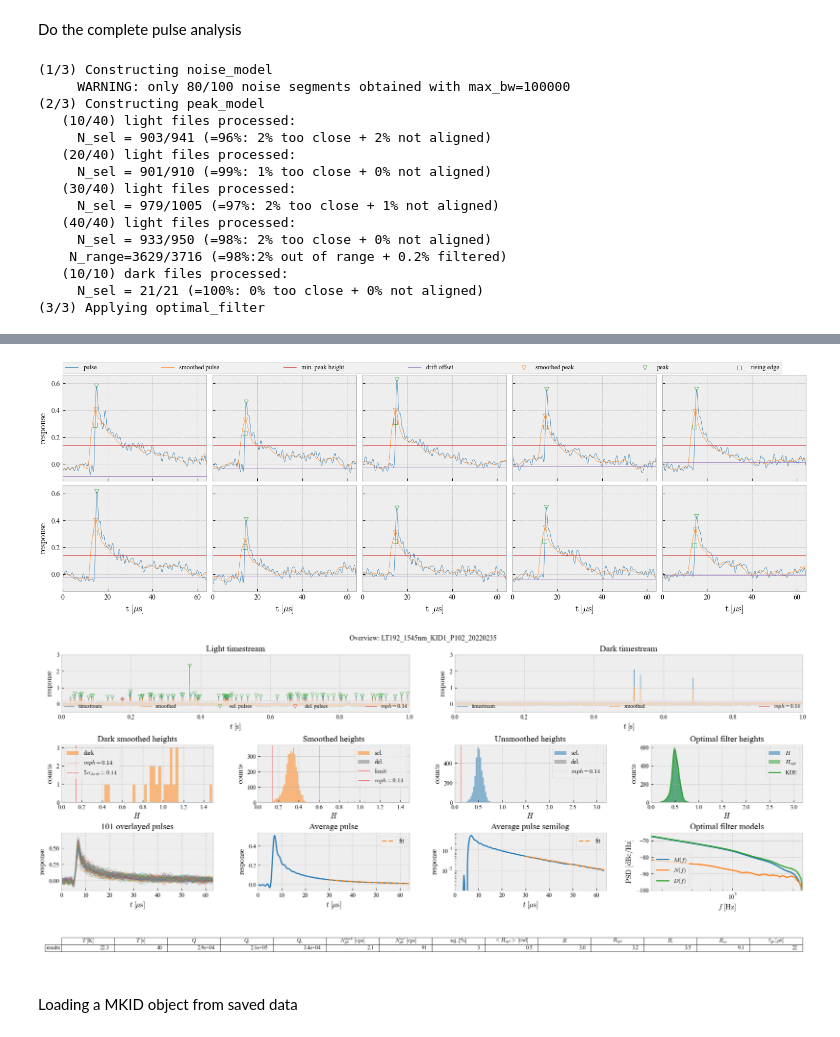
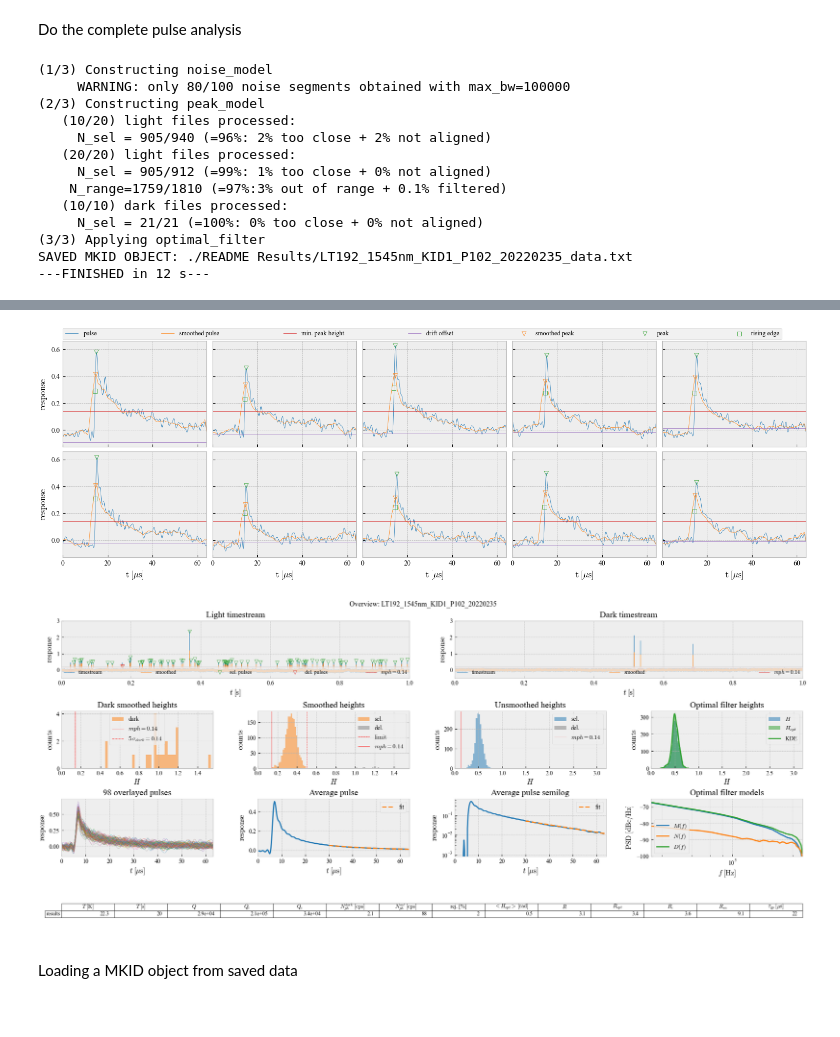
Before and after one commit to wilbertras/python-pulse-analysis, a Jupyter notebook: README.ipynb, the cells around one changed output, grey strips where cells are left out. Cells and saved outputs as stored; diff of their text form; code cells hidden in the pictures.

Commit message:
fix plotting error

```diff
--- a/README.ipynb
+++ b/README.ipynb
@@ -44,14 +44,14 @@ settings = {                # Choose the best settings for the pulse analysis:
     'response':'X',             # response type: 'amp' or 'phase' when in 'circle' coordinates, 'R' or 'X' when in 'smith' coordinates
     'pw':64,                    # pulsewindow, a window must be chosen that doesn't cut off your pulses, but choosing it too wide will cause pulsewindows to overlap
     'sw':10,                     # smoothingwindow, the windowsize used for smoothing the data. Usually set equal to the quasiparticle lifetime in Al KIDs, but for bTa KIDs this should be much shorter as the initial pulse decay is much faster.
-    'window':'exp',             # window type for smoothing the data. Option 1: 'box', a simple boxcar moving average with a width of half the lifetime, i.e. sw. Option 2: 'exp', giving a non-symmetric exponential epx(-t/tau)
+    'window':'box',             # window type for smoothing the data. Option 1: 'box', a simple boxcar moving average with a width of half the lifetime, i.e. sw. Option 2: 'exp', giving a non-symmetric exponential epx(-t/tau)
     'ssf':4,                    # supersample factor, ssf this will increase the number of point in the data such that the rising edge can be found more accurately
     'buffer':0.25,              # the buffer is added at both sides of the pulsewindpow when cutting a pulse from the data, it is given as a ratio of the pulsewindow: 0<buffer<1. A buffer is needed because some extra room is required to align after they have been cut from the data
     'mph':None,                 # minimal pulse height, together with 'mpp' these are the two criteria that are used to select the pulses. If set to None, 'mph' and 'mpp' will be 5x the standard deviation of the dark signal. For more https://docs.scipy.org/doc/scipy/reference/generated/scipy.signal.find_peaks.html
     'mpp':None,                 # minimal pulse prominence, see https://docs.scipy.org/doc/scipy/reference/generated/scipy.signal.find_peaks.html. Generally, I found it best to keep the 'mph' and 'mpp' equal.
     'nr_noise_segments':100,    # number of noise segment to be used for the noise model
     'binsize':0.03,             # the binsize for the pulseheight histogram. The binsize might be slightly adjusted in order to let 'H_range' exactly coincide with a binedge.
-    'H_range':(0, .6),             # range of pulseheights to consider for the optimal filter. If a float, all pulses larger than 'H_range' are used, if (a, b) or [a, b] the range a<=x<b is used, if None, all pulses are used.
+    'H_range':(0, .5),             # range of pulseheights to consider for the optimal filter. If a float, all pulses larger than 'H_range' are used, if (a, b) or [a, b] the range a<=x<b is used, if None, all pulses are used.
     'fit_T':[30, 70],           # the pulse fitting range given in time for finding the decay time
     'max_bw':100000,            # maximum bandwidth: the number of points used for the noise spectrum. The noise spectrum has a larger bandwidth than noise model as the noise model uses segments as long as the pulsewindow.
     'tlim':[0, 1],              # the time limits for the timestream response plots
@@ -66,7 +66,7 @@ mkid.overview(
     settings,                       # input the pulse analysis settings
     f,                              # provide the required file with all the functions
     max_chuncks=2,                # set a maximum number of chuncks to be analyzed (used for quick debugging)
-    redo_peak_model=True,          # if you don't want to redo the pulse analysis but do want to renew the plot set this setting to False
+    redo_peak_model=False,          # if you don't want to redo the pulse analysis but do want to renew the plot set this setting to False
     plot_pulses=True,                # if set to True, the first ten puslses will be plotted individually, with the offset, rising edge, peak indicated.
     save=True,                     # if you want to save the figure and data, set it to True. It will create 4 files, a text file with the settings, a pickle file with the pulse data and a png and svg of file of the figure
     figpath='./README Results/'            # provide the directory to which the figure will be saved
@@ -75,15 +75,13 @@ mkid.overview(
 (1/3) Constructing noise_model
      WARNING: only 80/100 noise segments obtained with max_bw=100000
 (2/3) Constructing peak_model
-   (10/40) light files processed:
-     N_sel = 903/941 (=96%: 2% too close + 2% not aligned)
-   (20/40) light files processed:
-     N_sel = 901/910 (=99%: 1% too close + 0% not aligned)
-   (30/40) light files processed:
-     N_sel = 979/1005 (=97%: 2% too close + 1% not aligned)
-   (40/40) light files processed:
-     N_sel = 933/950 (=98%: 2% too close + 0% not aligned)
-    N_range=3629/3716 (=98%:2% out of range + 0.2% filtered)
+   (10/20) light files processed:
+     N_sel = 905/940 (=96%: 2% too close + 2% not aligned)
+   (20/20) light files processed:
+     N_sel = 905/912 (=99%: 1% too close + 0% not aligned)
+    N_range=1759/1810 (=97%:3% out of range + 0.1% filtered)
    (10/10) dark files processed:
      N_sel = 21/21 (=100%: 0% too close + 0% not aligned)
 (3/3) Applying optimal_filter
+SAVED MKID OBJECT: ./README Results/LT192_1545nm_KID1_P102_20220235_data.txt
+---FINISHED in 12 s---
@@ -92,5 +88,5 @@ SAVED MKID OBJECT: ./README Results/LT192_1545nm_KID1_P102_20220235_data.txt
 [figure]
-[figure, old version]
+[figure, new version]
 # %% [markdown]
 Loading a MKID object from saved data
 # %%
```
Also changed, not shown: parts of 1 cell of this notebook, 5 other files.
